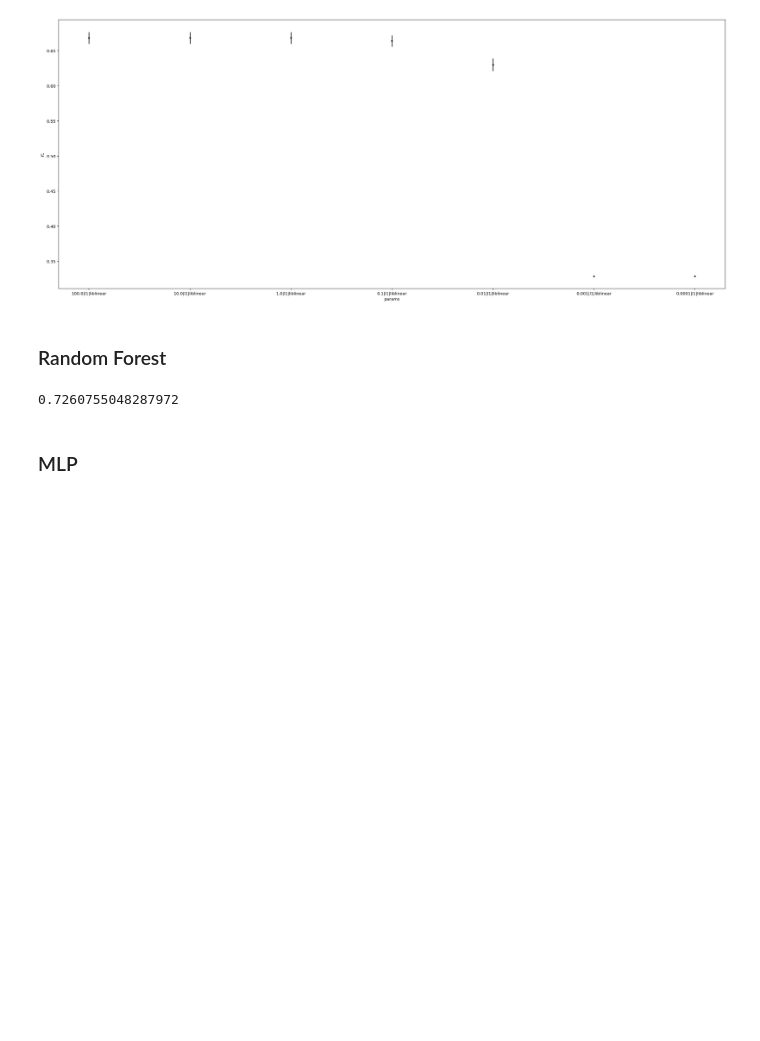
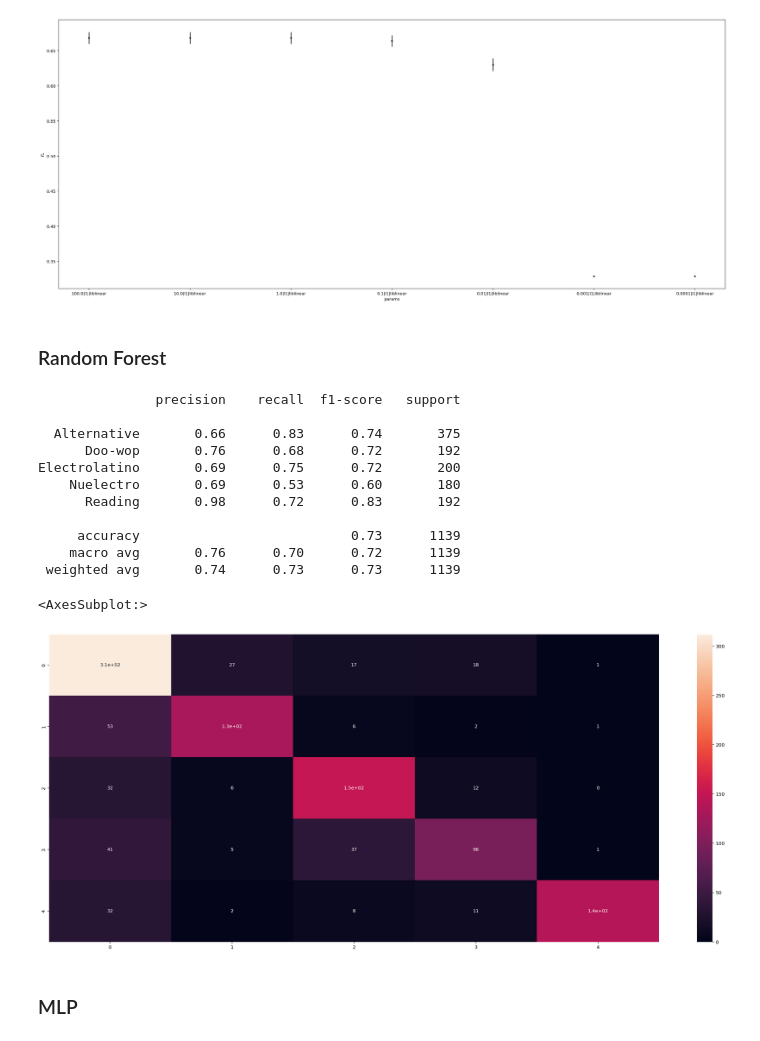
Before and after one commit to Shushruth007/Group010-Sp22, a Jupyter notebook: FinalProject_group010.ipynb, the cells around one changed output. Cells and saved outputs as stored; diff of their text form; code cells hidden in the pictures; blank space fills up the shorter version.

```diff
--- a/FinalProject_group010.ipynb
+++ b/FinalProject_group010.ipynb
@@ -403,18 +403,36 @@ plot_results(gscv)
 ### Random Forest
 # %%
 from sklearn.ensemble import RandomForestClassifier
+from sklearn.metrics import classification_report
 
 scaler = StandardScaler()
 imp = SimpleImputer(missing_values=np.nan, strategy='mean')
 clf = RandomForestClassifier(max_depth=5, random_state=0)
 
 pipe = Pipeline(steps=[("scaler", scaler), ("imputer", imp), ("classifier", clf)])
 
 pipe.fit(X_train, y_train)
 
-pipe.score(X_test, y_test)
+y_pred = pipe.predict(X_test)
+
+print(classification_report(y_test, y_pred))
+confusion_matrix_df = pd.DataFrame(confusion_matrix(y_test, y_pred))
+
+sns.heatmap(confusion_matrix_df, annot=True)
 # %% [output]
-0.7260755048287972
+               precision    recall  f1-score   support
+
+  Alternative       0.66      0.83      0.74       375
+      Doo-wop       0.76      0.68      0.72       192
+Electrolatino       0.69      0.75      0.72       200
+    Nuelectro       0.69      0.53      0.60       180
+      Reading       0.98      0.72      0.83       192
+
+     accuracy                           0.73      1139
+    macro avg       0.76      0.70      0.72      1139
+ weighted avg       0.74      0.73      0.73      1139
+<AxesSubplot:>
+[figure, added]
 # %% [markdown]
 ### MLP
 # %% [markdown]
```
